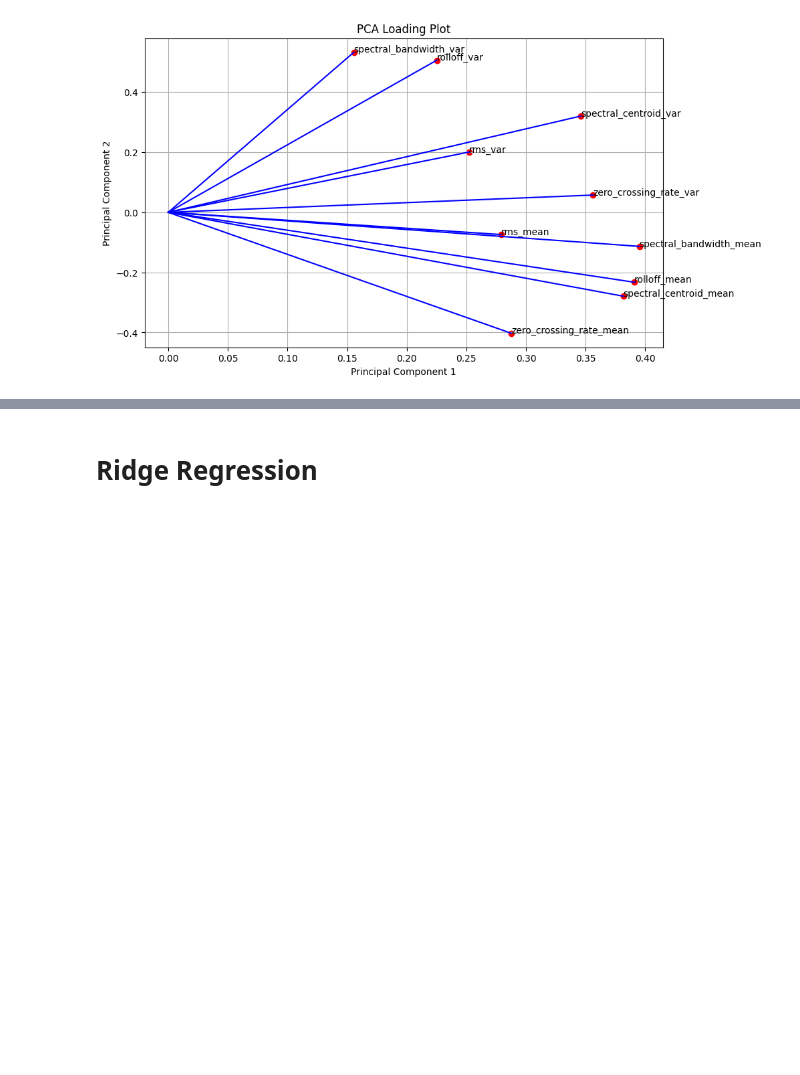
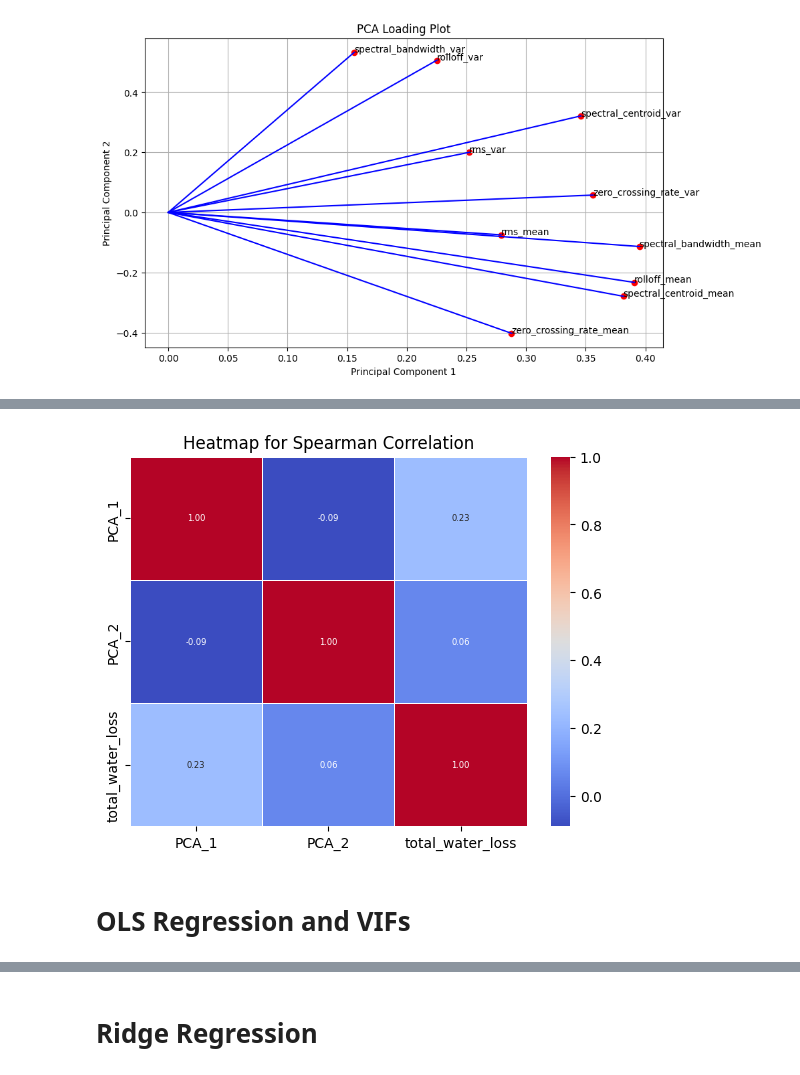
Before and after one commit to RguWork/HydrogelGenAI, a Jupyter notebook: stat_analysis/stat_analysis.ipynb, the cells around one changed output, grey strips where cells are left out. Cells and saved outputs as stored; diff of their text form; code cells hidden in the pictures; blank space fills up the shorter version.

```diff
--- a/stat_analysis/stat_analysis.ipynb
+++ b/stat_analysis/stat_analysis.ipynb
@@ -319,3 +361,8 @@ plt.grid(True)
 plt.show()
 # %% [output]
 [figure]
+# %%
+#create pca dataframe
+pca_df = pd.DataFrame(principal_components, columns=[f"PCA_{i}" for i in range(1, principal_components.shape[1]+1)])
+pca_df['total_water_loss'] = merged_df['total_water_loss']
+display(pca_df)
@@ -321,0 +383,9 @@ plt.show()
+# %%
+pca_corr = pca_df.corr(method='spearman')
+sns.heatmap(pca_corr, annot=True, cmap='coolwarm', fmt = '.2f', linewidths = 0.5, annot_kws={"size": 6})
+plt.title('Heatmap for Spearman Correlation')
+plt.show()
+# %% [output]
+[figure, added]
+# %% [markdown]
+<h1>OLS Regression and VIFs</h1>
```
Also changed, not shown: parts of 34 cells of this notebook, 14 other files.
